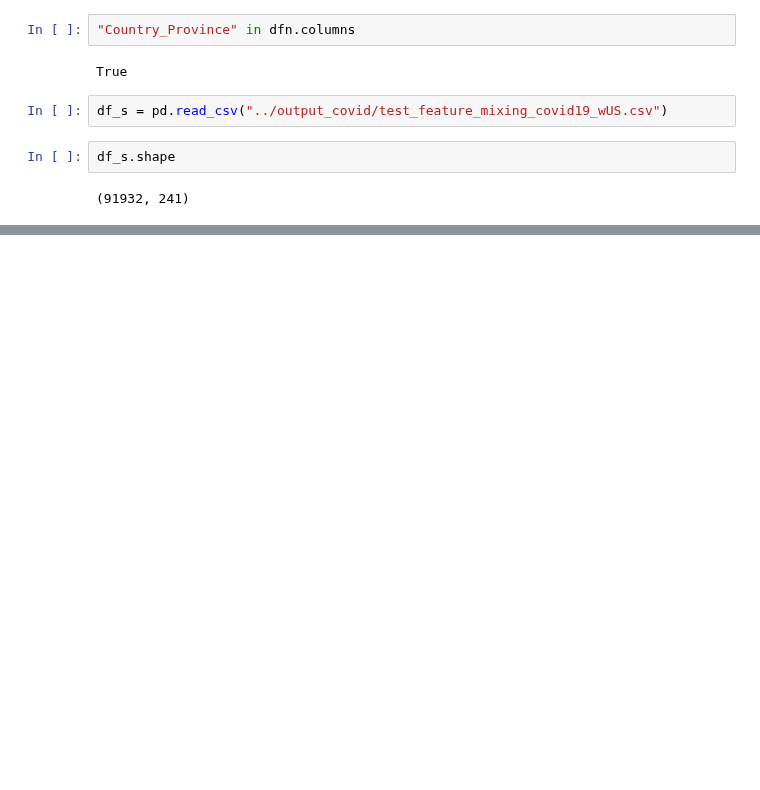
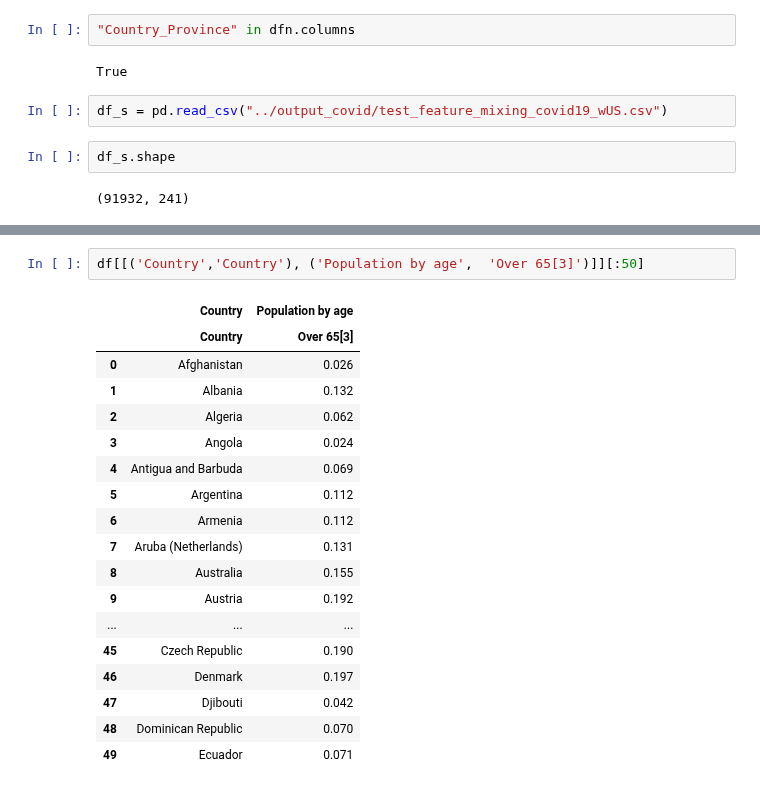
Before and after one commit to bdi2357/Covid19_forecasting, a Jupyter notebook: Mobility.ipynb, the cells around one changed output, grey strips where cells are left out. Saved outputs shown, nothing was run; the diff lists cells and outputs as text; blank space fills up the shorter version.

```diff
--- a/Mobility.ipynb
+++ b/Mobility.ipynb
@@ -380,0 +406,21 @@ df_fi = pd.
+# %%
+df[[('Country','Country'), ('Population by age',  'Over 65[3]')]][:50]
+# %% [output]
+|  | Country | Population by age |
+|  | Country | Over 65[3] |
+| 0 | Afghanistan | 0.026 |
+| 1 | Albania | 0.132 |
+| 2 | Algeria | 0.062 |
+| 3 | Angola | 0.024 |
+| 4 | Antigua and Barbuda | 0.069 |
+| 5 | Argentina | 0.112 |
+| 6 | Armenia | 0.112 |
+| 7 | Aruba (Netherlands) | 0.131 |
+| 8 | Australia | 0.155 |
+| 9 | Austria | 0.192 |
+| ... | ... | ... |
+| 45 | Czech Republic | 0.190 |
+| 46 | Denmark | 0.197 |
+| 47 | Djibouti | 0.042 |
+| 48 | Dominican Republic | 0.070 |
+| 49 | Ecuador | 0.071 |
```
Also changed, not shown: parts of 33 cells of this notebook, 1 other file.
